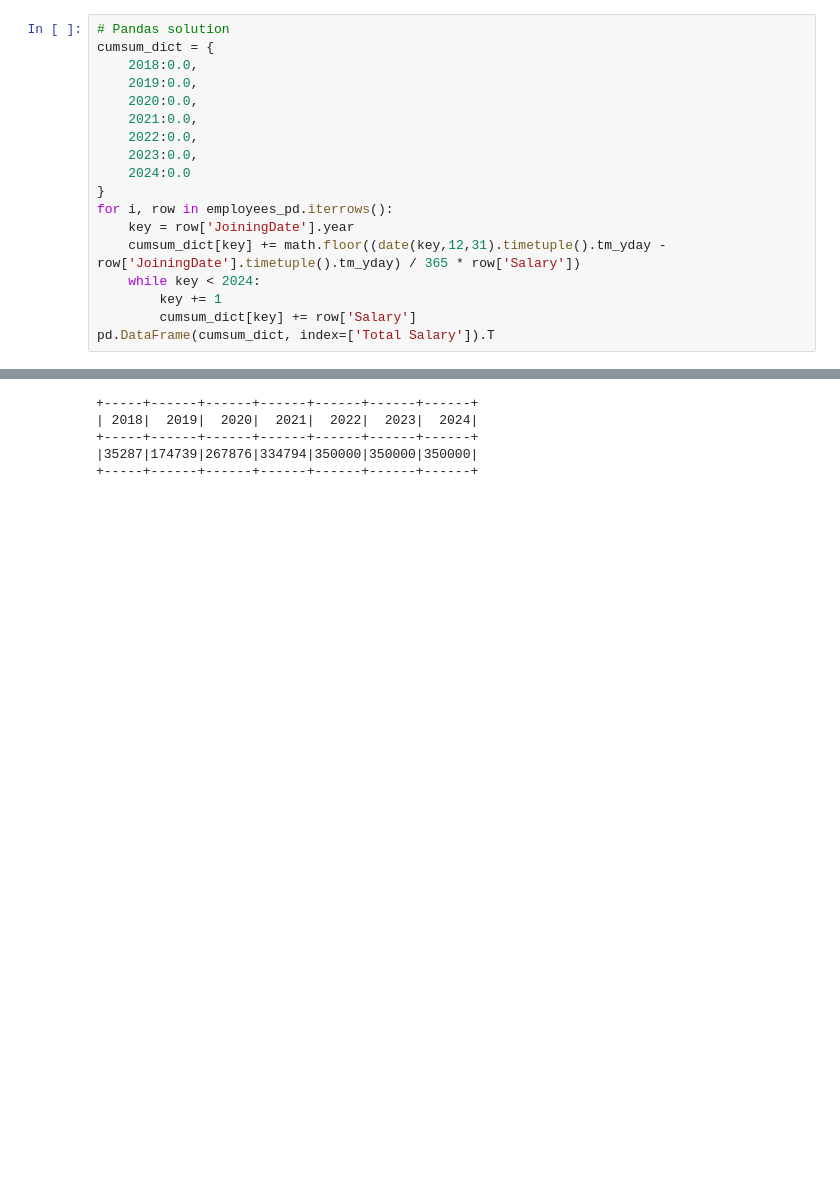
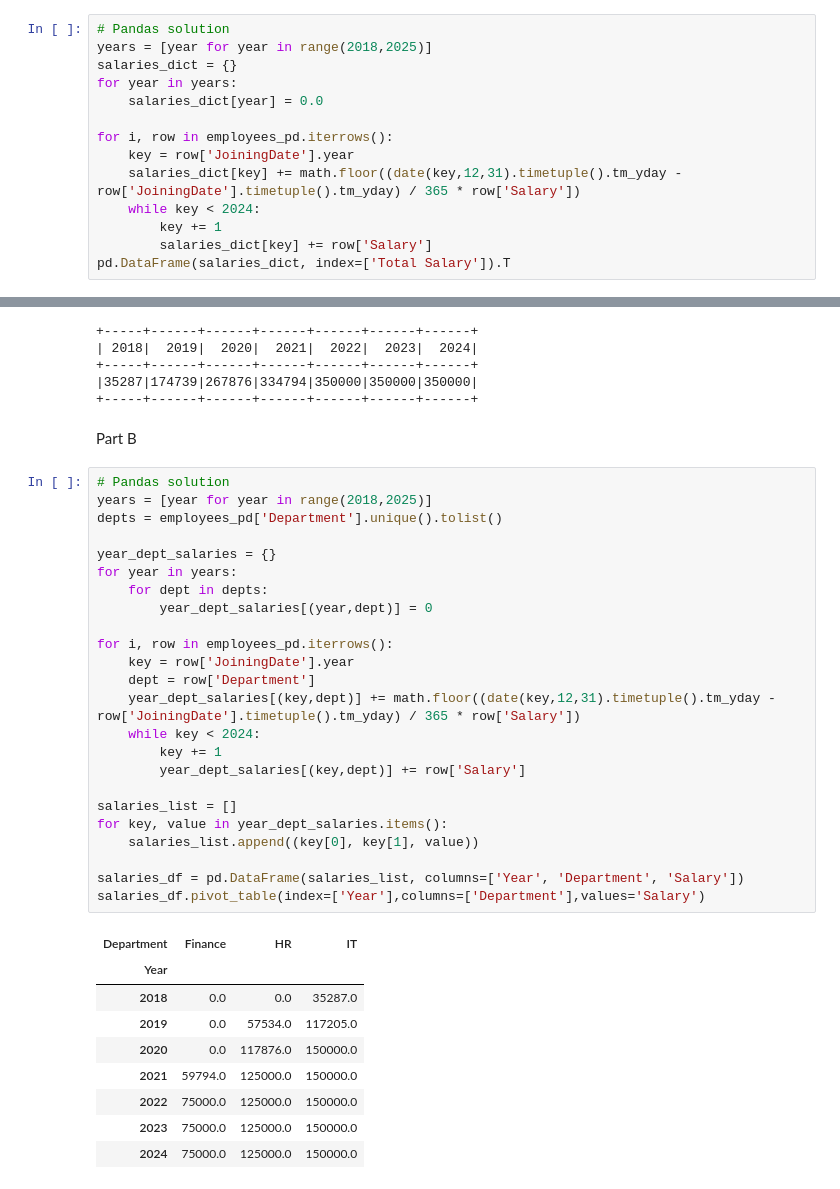
Before and after one commit to 20100215/DA-Must-Knows_Pandas-PySpark-SQL, a Jupyter notebook: notebook.ipynb, the cells around one changed output, grey strips where cells are left out. Drawn from its saved outputs; the diff is of its cells as text; blank space fills up the shorter version.

```diff
--- a/notebook.ipynb
+++ b/notebook.ipynb
@@ -563,22 +579,18 @@ tenure_counts.orderBy(F.desc('Count')).show()
 Part A
 # %%
 # Pandas solution
-cumsum_dict = {
-    2018:0.0,
-    2019:0.0,
-    2020:0.0,
-    2021:0.0,
-    2022:0.0,
-    2023:0.0,
-    2024:0.0
-}
+years = [year for year in range(2018,2025)]
+salaries_dict = {}
+for year in years:
+    salaries_dict[year] = 0.0
+
 for i, row in employees_pd.iterrows():
     key = row['JoiningDate'].year
-    cumsum_dict[key] += math.floor((date(key,12,31).timetuple().tm_yday - row['JoiningDate'].timetuple().tm_yday) / 365 * row['Salary'])
+    salaries_dict[key] += math.floor((date(key,12,31).timetuple().tm_yday - row['JoiningDate'].timetuple().tm_yday) / 365 * row['Salary'])
     while key < 2024:
         key += 1
-        cumsum_dict[key] += row['Salary']
-pd.DataFrame(cumsum_dict, index=['Total Salary']).T
+        salaries_dict[key] += row['Salary']
+pd.DataFrame(salaries_dict, index=['Total Salary']).T
 # %% [output]
 |  | Total Salary |
 | 2018 | 35287.0 |
@@ -748,3 +760,39 @@ total_salaries.show()
 +-----+------+------+------+------+------+------+
 |35287|174739|267876|334794|350000|350000|350000|
 +-----+------+------+------+------+------+------+
+# %% [markdown]
+Part B
+# %%
+# Pandas solution
+years = [year for year in range(2018,2025)]
+depts = employees_pd['Department'].unique().tolist()
+
+year_dept_salaries = {}
+for year in years:
+    for dept in depts:
+        year_dept_salaries[(year,dept)] = 0
+
+for i, row in employees_pd.iterrows():
+    key = row['JoiningDate'].year
+    dept = row['Department']
+    year_dept_salaries[(key,dept)] += math.floor((date(key,12,31).timetuple().tm_yday - row['JoiningDate'].timetuple().tm_yday) / 365 * row['Salary'])
+    while key < 2024:
+        key += 1
+        year_dept_salaries[(key,dept)] += row['Salary']
+
+salaries_list = []
+for key, value in year_dept_salaries.items():
+    salaries_list.append((key[0], key[1], value))
+
+salaries_df = pd.DataFrame(salaries_list, columns=['Year', 'Department', 'Salary'])
+salaries_df.pivot_table(index=['Year'],columns=['Department'],values='Salary')
+# %% [output]
+| Department | Finance | HR | IT |
+| Year |  |  |  |
+| 2018 | 0.0 | 0.0 | 35287.0 |
+| 2019 | 0.0 | 57534.0 | 117205.0 |
+| 2020 | 0.0 | 117876.0 | 150000.0 |
+| 2021 | 59794.0 | 125000.0 | 150000.0 |
+| 2022 | 75000.0 | 125000.0 | 150000.0 |
+| 2023 | 75000.0 | 125000.0 | 150000.0 |
+| 2024 | 75000.0 | 125000.0 | 150000.0 |
```
Also changed, not shown: parts of 8 cells of this notebook, 1 other file.
